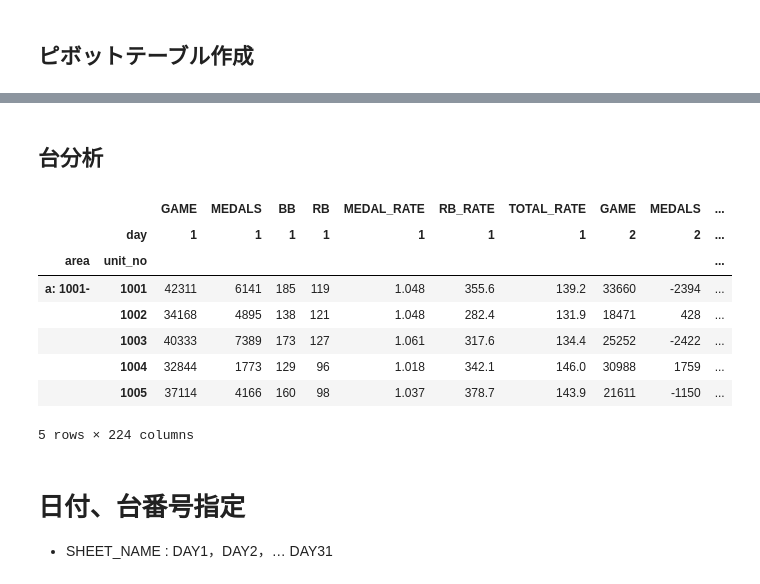
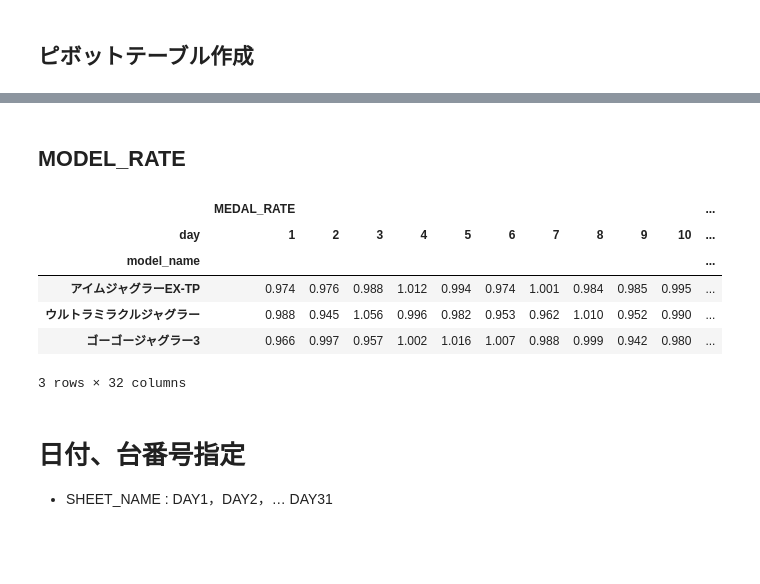
Before and after one commit to akmiccom/dataOnline, a Jupyter notebook: anaslo_02/ipynb/exa_hall_date.ipynb, the cells around one changed output, grey strips where cells are left out. Cells and saved outputs as stored; diff of their text form; code cells hidden in the pictures; blank space fills up the shorter version.

```diff
--- a/anaslo_02/ipynb/exa_hall_date.ipynb
+++ b/anaslo_02/ipynb/exa_hall_date.ipynb
@@ -355,27 +420,43 @@ merged.head(3)
-# %% [markdown]
-## 台分析
-# %%
-csv_path = f"{HALL_NAME}_unit.csv"
-pivot_targets = ["game", "medals", "BB", "RB"]
-index_targets = ["area", "unit_no"]
-colmns_targets = ["day"]
-merged, game, medals, medal_rate, bb, rb, rb_rate, total_rate = create_pivot_table(
-    df, start_date, end_date, pivot_targets, index_targets, colmns_targets, csv_path)
-# medal_rate.to_csv(csv_path)
-merged.head()
-# for index in merged.index.get_level_values(0).unique():
-#     merged_index = merged.xs(index, level="area", drop_level=False).iloc[:, 14:]
-#     display(merged_index)
-# %% [output]
-|  |  | GAME | MEDALS | BB | RB | MEDAL_RATE | RB_RATE | TOTAL_RATE | GAME | MEDALS | ... |
-|  | day | 1 | 1 | 1 | 1 | 1 | 1 | 1 | 2 | 2 | ... |
-| area | unit_no |  |  |  |  |  |  |  |  |  | ... |
-| a: 1001- | 1001 | 42311 | 6141 | 185 | 119 | 1.048 | 355.6 | 139.2 | 33660 | -2394 | ... |
-|  | 1002 | 34168 | 4895 | 138 | 121 | 1.048 | 282.4 | 131.9 | 18471 | 428 | ... |
-|  | 1003 | 40333 | 7389 | 173 | 127 | 1.061 | 317.6 | 134.4 | 25252 | -2422 | ... |
-|  | 1004 | 32844 | 1773 | 129 | 96 | 1.018 | 342.1 | 146.0 | 30988 | 1759 | ... |
-|  | 1005 | 37114 | 4166 | 160 | 98 | 1.037 | 378.7 | 143.9 | 21611 | -1150 | ... |
-5 rows × 224 columns
+# %% [markdown]
+## MODEL_RATE
+# %%
+pivot_targets = ["game", "medals", "BB", "RB"]
+index_targets = ["model_name"]
+colmns_targets = ["day"]
+merged, game, medals, medal_rate, bb, rb, rb_rate, total_rate = create_pivot_table(
+    df,
+    start_date,
+    end_date,
+    pivot_targets,
+    index_targets,
+    colmns_targets,
+    date_reverse=False,
+)
+
+medal_rate.head(3)
+
+rows, cols = medal_rate.shape
+sheet_name = f"MODEL_RATE"
+try:
+    worksheet = spreadsheet.worksheet(sheet_name)
+    print(f"✅ シート「{sheet_name}」が既に存在します。")
+except gspread.exceptions.WorksheetNotFound:
+    worksheet = spreadsheet.add_worksheet(title=sheet_name, rows=str(rows+5), cols=str(cols+5))
+    print(f"🆕 シート「{sheet_name}」を新規作成しました。")
+
+sheet = spreadsheet.worksheet(sheet_name)
+sheet.clear()
+set_with_dataframe(sheet, medal_rate, include_index=True)
+sheet.update_cell(1, 1, today.strftime("%Y-%m-%d UPDATED"))
+print(f"✅ シート '{sheet_name}' に DataFrame を書き込みました！")
+# %% [output]
+|  | MEDAL_RATE |  |  |  |  |  |  |  |  |  | ... |
+| day | 1 | 2 | 3 | 4 | 5 | 6 | 7 | 8 | 9 | 10 | ... |
+| model_name |  |  |  |  |  |  |  |  |  |  | ... |
+| アイムジャグラーEX-TP | 0.974 | 0.976 | 0.988 | 1.012 | 0.994 | 0.974 | 1.001 | 0.984 | 0.985 | 0.995 | ... |
+| ウルトラミラクルジャグラー | 0.988 | 0.945 | 1.056 | 0.996 | 0.982 | 0.953 | 0.962 | 1.010 | 0.952 | 0.990 | ... |
+| ゴーゴージャグラー3 | 0.966 | 0.997 | 0.957 | 1.002 | 1.016 | 1.007 | 0.988 | 0.999 | 0.942 | 0.980 | ... |
+3 rows × 32 columns
 # %% [markdown]
 # 日付、台番号指定
 - SHEET_NAME : DAY1，DAY2，… DAY31
```
Also changed, not shown: parts of 13 cells of this notebook, 19 other files.
